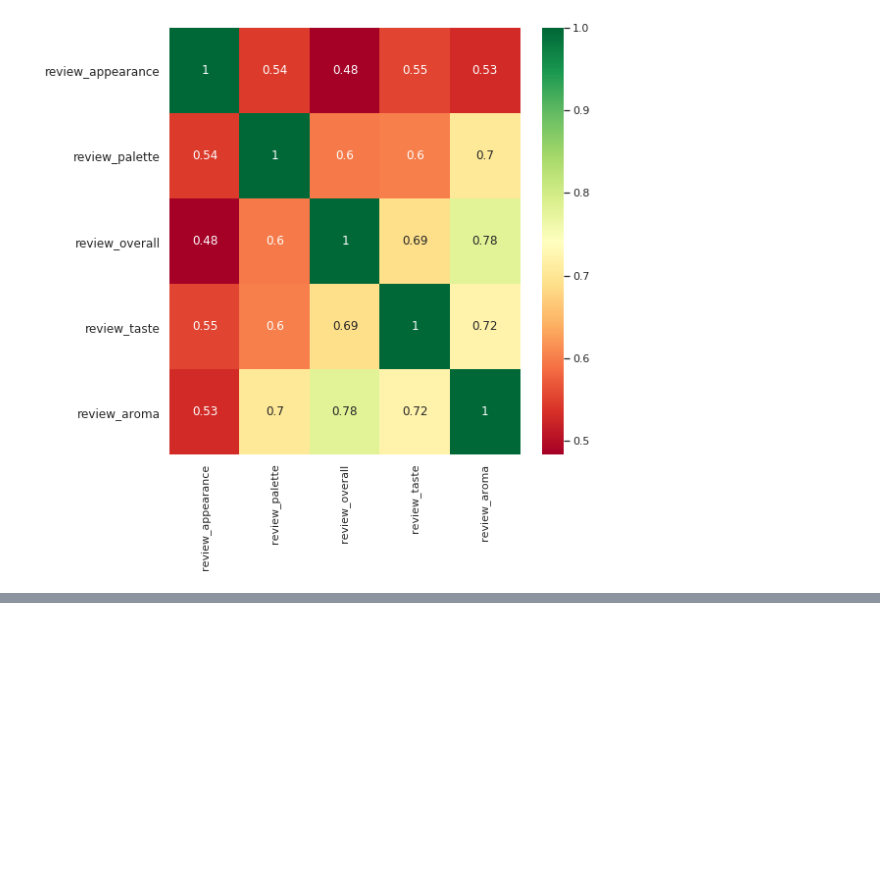
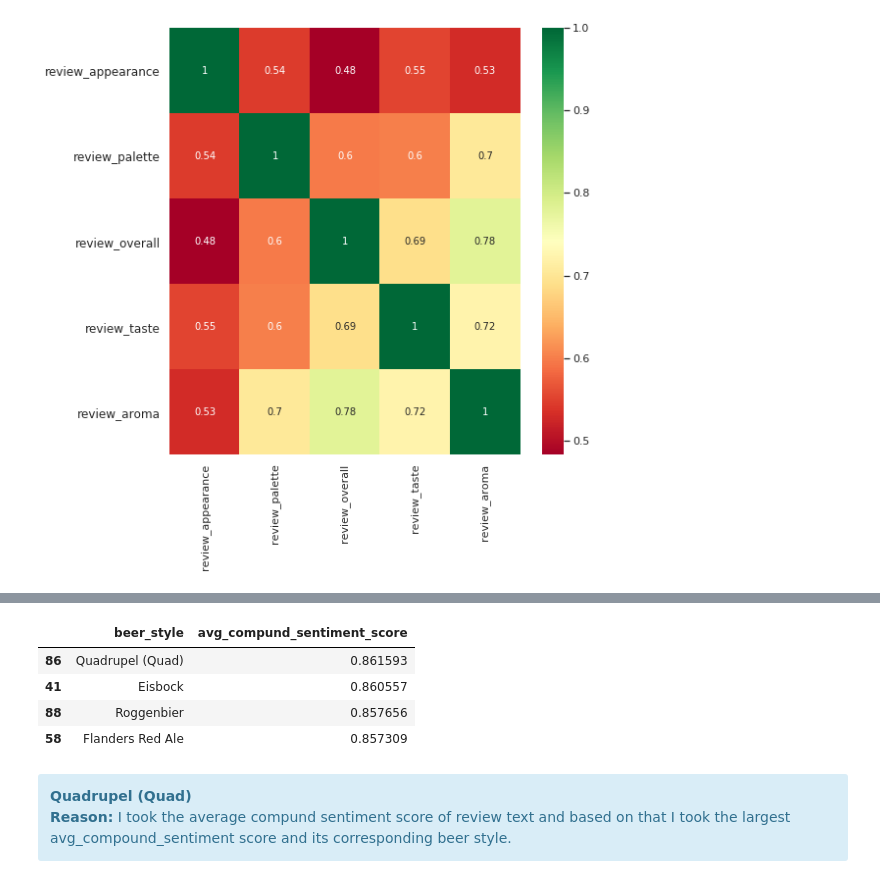
Before and after one commit to chetannitk/BeerDataScienceAssignment, a Jupyter notebook: notebooks/01-Exploratory-Data-Analysis.ipynb, the cells around one changed output, grey strips where cells are left out. Cells and saved outputs as stored; diff of their text form; code cells hidden in the pictures; blank space fills up the shorter version.

```diff
--- a/notebooks/01-Exploratory-Data-Analysis.ipynb
+++ b/notebooks/01-Exploratory-Data-Analysis.ipynb
@@ -215,0 +295,13 @@ g.set_yticklabels(g.get_yticklabels(), rotation = 0, fontsize = 12)
+# %%
+fav_beer_style.sort_values(by=['avg_compund_sentiment_score'], ascending=False).head(4)
+# %% [output]
+|  | beer_style | avg_compund_sentiment_score |
+| 86 | Quadrupel (Quad) | 0.861593 |
+| 41 | Eisbock | 0.860557 |
+| 88 | Roggenbier | 0.857656 |
+| 58 | Flanders Red Ale | 0.857309 |
+# %% [markdown]
+<div class="alert alert-info">
+    <b>Quadrupel (Quad)<br/></b>
+    <b>Reason:</b> I took the average compund sentiment score of review text and based on that I took the largest avg_compound_sentiment score and its corresponding beer style.
+</div>
```
Also changed, not shown: parts of 19 cells of this notebook.
